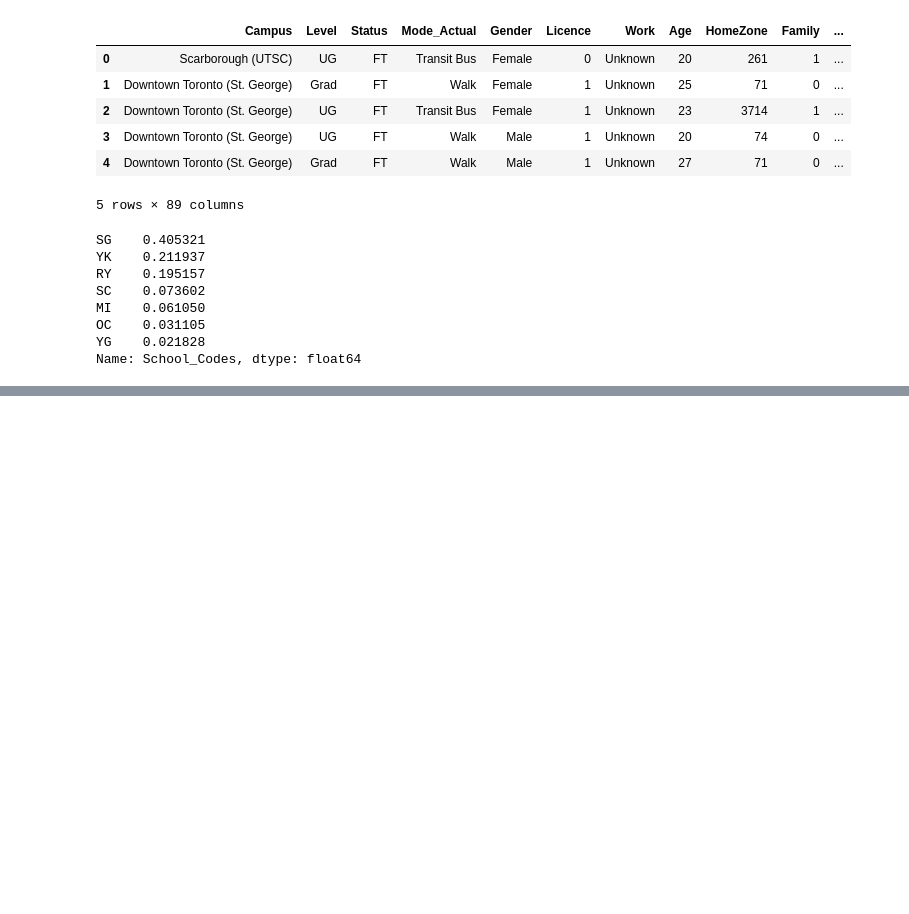
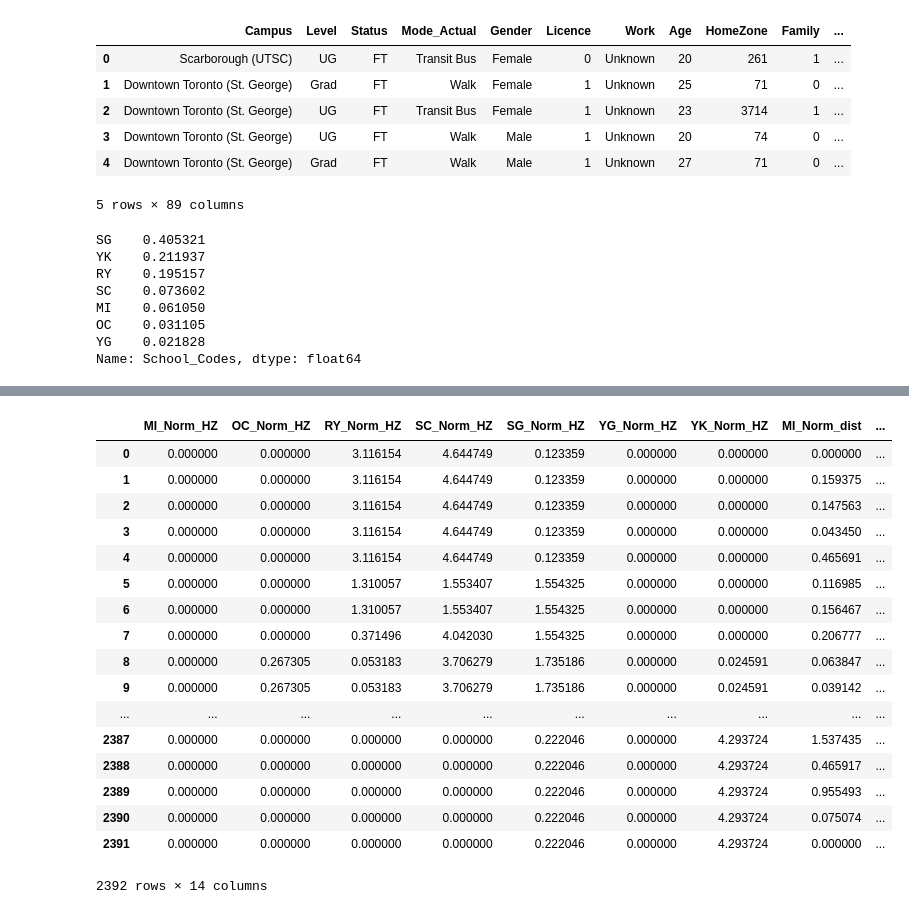
Before and after one commit to gonzaloMS-2000/PORPOS-TMG, a Jupyter notebook: ArcGIS/File-Creator Notebooks/AverageStudentPopulation_FileCreator.ipynb, the cells around one changed output, grey strips where cells are left out. Drawn from its saved outputs; the diff is of its cells as text; code cells hidden in the pictures; blank space fills up the shorter version.

```diff
--- a/ArcGIS/File-Creator Notebooks/AverageStudentPopulation_FileCreator.ipynb
+++ b/ArcGIS/File-Creator Notebooks/AverageStudentPopulation_FileCreator.ipynb
@@ -76,0 +52,4 @@ preds_df.to_csv('Norm_Schools.csv')
+# %%
+preds_dist = pd.read_csv('../Map Projects/AverageStudentPopulation - Needed Files/RF_Probabilities_dist.csv')
+del preds_dist['Origin']
+preds_dist
@@ -76,0 +75,28 @@ preds_df.to_csv('Norm_Schools.csv')
+# %%
+RF_Probs = pd.DataFrame()
+# %%
+for col in preds_HZ.columns:
+    RF_Probs[col + "_Norm_HZ"] = preds_HZ[col] / sample_props[col]
+for col in preds_dist.columns:
+    RF_Probs[col + "_Norm_dist"] = preds_dist[col] / sample_props[col]
+# %%
+RF_Probs
+# %% [output]
+|  | MI_Norm_HZ | OC_Norm_HZ | RY_Norm_HZ | SC_Norm_HZ | SG_Norm_HZ | YG_Norm_HZ | YK_Norm_HZ | MI_Norm_dist | ... |
+| 0 | 0.000000 | 0.000000 | 3.116154 | 4.644749 | 0.123359 | 0.000000 | 0.000000 | 0.000000 | ... |
+| 1 | 0.000000 | 0.000000 | 3.116154 | 4.644749 | 0.123359 | 0.000000 | 0.000000 | 0.159375 | ... |
+| 2 | 0.000000 | 0.000000 | 3.116154 | 4.644749 | 0.123359 | 0.000000 | 0.000000 | 0.147563 | ... |
+| 3 | 0.000000 | 0.000000 | 3.116154 | 4.644749 | 0.123359 | 0.000000 | 0.000000 | 0.043450 | ... |
+| 4 | 0.000000 | 0.000000 | 3.116154 | 4.644749 | 0.123359 | 0.000000 | 0.000000 | 0.465691 | ... |
+| 5 | 0.000000 | 0.000000 | 1.310057 | 1.553407 | 1.554325 | 0.000000 | 0.000000 | 0.116985 | ... |
+| 6 | 0.000000 | 0.000000 | 1.310057 | 1.553407 | 1.554325 | 0.000000 | 0.000000 | 0.156467 | ... |
+| 7 | 0.000000 | 0.000000 | 0.371496 | 4.042030 | 1.554325 | 0.000000 | 0.000000 | 0.206777 | ... |
+| 8 | 0.000000 | 0.267305 | 0.053183 | 3.706279 | 1.735186 | 0.000000 | 0.024591 | 0.063847 | ... |
+| 9 | 0.000000 | 0.267305 | 0.053183 | 3.706279 | 1.735186 | 0.000000 | 0.024591 | 0.039142 | ... |
+| ... | ... | ... | ... | ... | ... | ... | ... | ... | ... |
+| 2387 | 0.000000 | 0.000000 | 0.000000 | 0.000000 | 0.222046 | 0.000000 | 4.293724 | 1.537435 | ... |
+| 2388 | 0.000000 | 0.000000 | 0.000000 | 0.000000 | 0.222046 | 0.000000 | 4.293724 | 0.465917 | ... |
+| 2389 | 0.000000 | 0.000000 | 0.000000 | 0.000000 | 0.222046 | 0.000000 | 4.293724 | 0.955493 | ... |
+| 2390 | 0.000000 | 0.000000 | 0.000000 | 0.000000 | 0.222046 | 0.000000 | 4.293724 | 0.075074 | ... |
+| 2391 | 0.000000 | 0.000000 | 0.000000 | 0.000000 | 0.222046 | 0.000000 | 4.293724 | 0.000000 | ... |
+2392 rows × 14 columns
```
Also changed, not shown: parts of 7 cells of this notebook, 55 other files.
